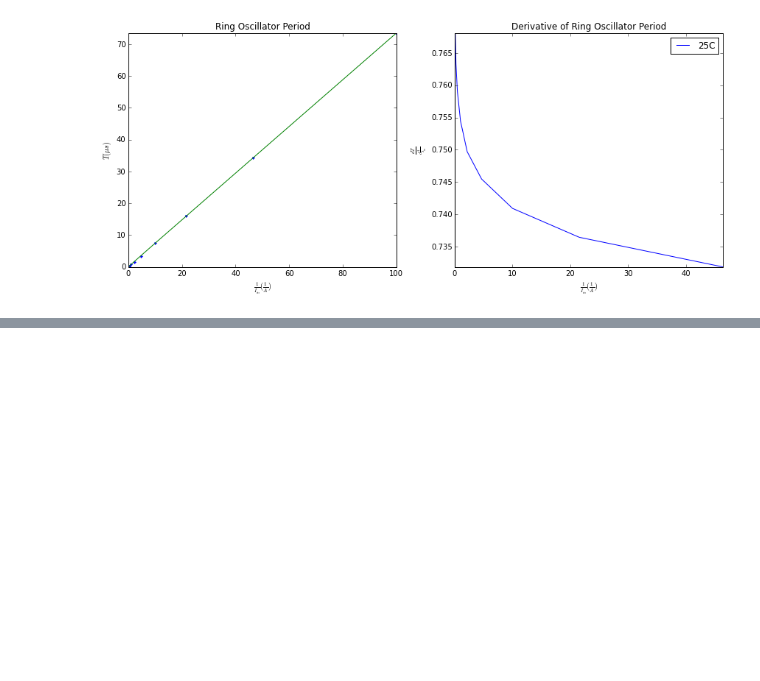
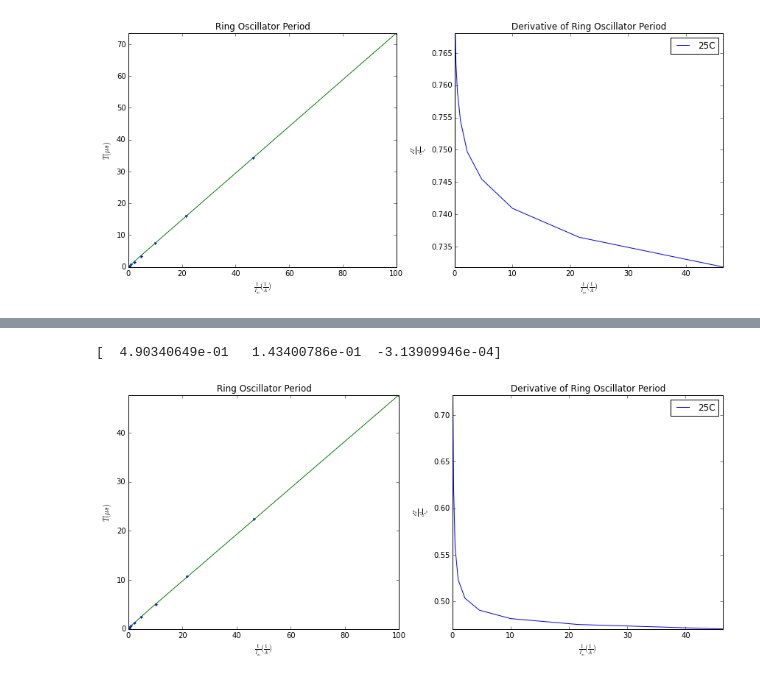
Before and after one commit to twinoza/TwinPyNB, a Jupyter notebook: AHOsc_Char.ipynb, the cells around one changed output, grey strips where cells are left out. Cells and saved outputs as stored; diff of their text form; code cells hidden in the pictures; blank space fills up the shorter version.

```diff
--- a/AHOsc_Char.ipynb
+++ b/AHOsc_Char.ipynb
@@ -124,7 +122,7 @@ def plotLinearityT(invIins, AH_Ts, curTemp, x_th, Ts_th):
     #plotGen(invIins,delayInv_Ts, curTemp, [[0,10],[0,10]],
             plotType = '.',
             ttl='Ring Oscillator Period',
-            xlbl='$\\frac{1}{I_{in}} (\\frac{1}{A})$',
+            xlbl='$\\frac{1}{I_{in}} (\\frac{1}{nA})$',
             ylbl='$T(\mu s)$')
     plot(1./x_th, Ts_th)
 
@@ -134,7 +132,7 @@ def plotLinearityT(invIins, AH_Ts, curTemp, x_th, Ts_th):
     plotGen(invIins[1:], derivTs, curTemp, [[0,max(invIins[1:])],[min(derivTs),max(derivTs)]],
             plotType='-',
             ttl='Derivative of Ring Oscillator Period',
-            xlbl='$\\frac{1}{I_{in}} (\\frac{1}{A})$',
+            xlbl='$\\frac{1}{I_{in}} (\\frac{1}{nA})$',
             ylbl='$\\frac{dT}{d\\frac{1}{I_{in}}}$')
 
 def plotLinearityF(Iins, AH_Freqs, curTemp):
@@ -158,16 +156,16 @@ def plotLinearity(fileName):
     #AH_Freqs = array(readFile2(folderRoot, fileName))
     AH_Freqs = array(readFile3(folderRoot, fileName))
     AH_Ts = (1./AH_Freqs)*1e6
-    allTs.append(AH_Ts)
+    #allTs.append(AH_Ts)
     #print delayInv_Ts
     #print invIins
     x_th = linspace(min(scaledIins),max(scaledIins), num=100)
     sol = leastsq(linfitErr, (1.1, 0.001, 0), (scaledIins, AH_Ts))
-    print sol[0]
     Ts_th = linfit(x_th, sol[0])
 
     plotLinearityT(invIins, AH_Ts, curTemp, x_th, Ts_th)
     #plotLinearityF(Iins, AH_Freqs, curTemp)
+    return AH_Ts, sol[0]
 # %% [markdown]
 #Axon Hillock (AH) Analysis
 # %% [markdown]
@@ -361,10 +365,10 @@ Happily enough, this circuit operates very linearly, even in the frequency domai
 
 Because this is the equivalent of having a "baseline" measurement, I also plotted all of the temperatures to show how the ideal AH circuit should behave with variation in temperature.
 # %%
-llTs = list(list())
+allTs = list(list())
 
 for curTemp in temps:
-    fileName = "AH_InvEg_FreqMeas_Temp"+str(curTemp)+"C_IdealAH.csv"
+    fileName = "IdealAH_TempSweep/AH_InvEg_FreqMeas_Temp"+str(curTemp)+"C_IdealAH.csv"
     # Note: This run required changing the readFile function that plotLinearity uses from readFile2 to readFile3
     plotLinearity(fileName)
 legend(loc='best')
@@ -419,0 +432,12 @@ tight_layout()
+# %%
+allTs = list(list())
+
+for curTemp in [25]:#temps:
+    fileName = "AH_InvEg_FreqMeas_Temp"+str(curTemp)+"C_Buffer_ThickFETInverters_SwitchonSources.csv"
+    # Note: This run required changing the readFile function that plotLinearity uses from readFile2 to readFile3
+    plotLinearity(fileName)
+legend(loc='best')
+tight_layout()
+# %% [output]
+[  4.90340649e-01   1.43400786e-01  -3.13909946e-04]
+[figure, added]
```
Also changed, not shown: parts of 29 cells of this notebook.
